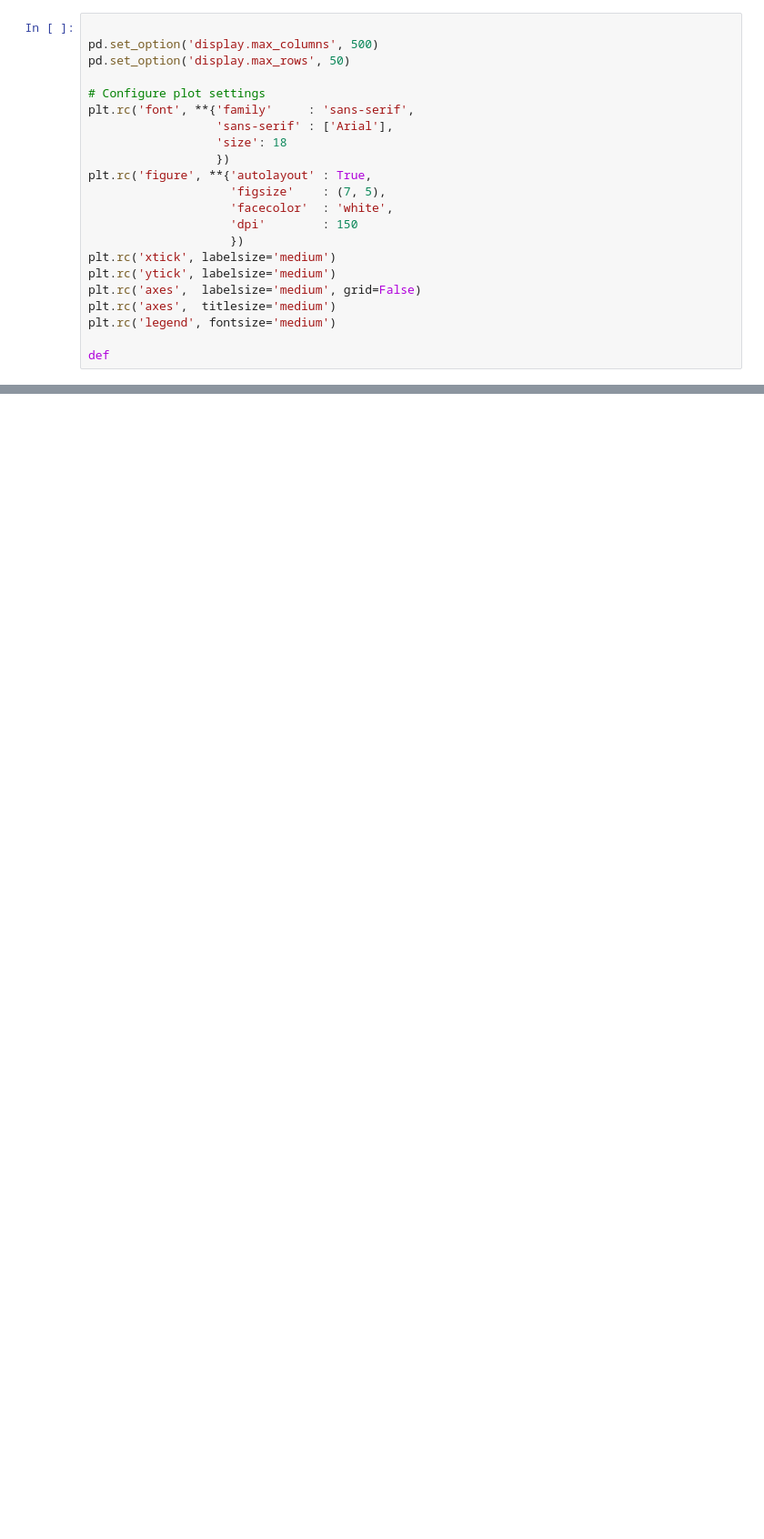
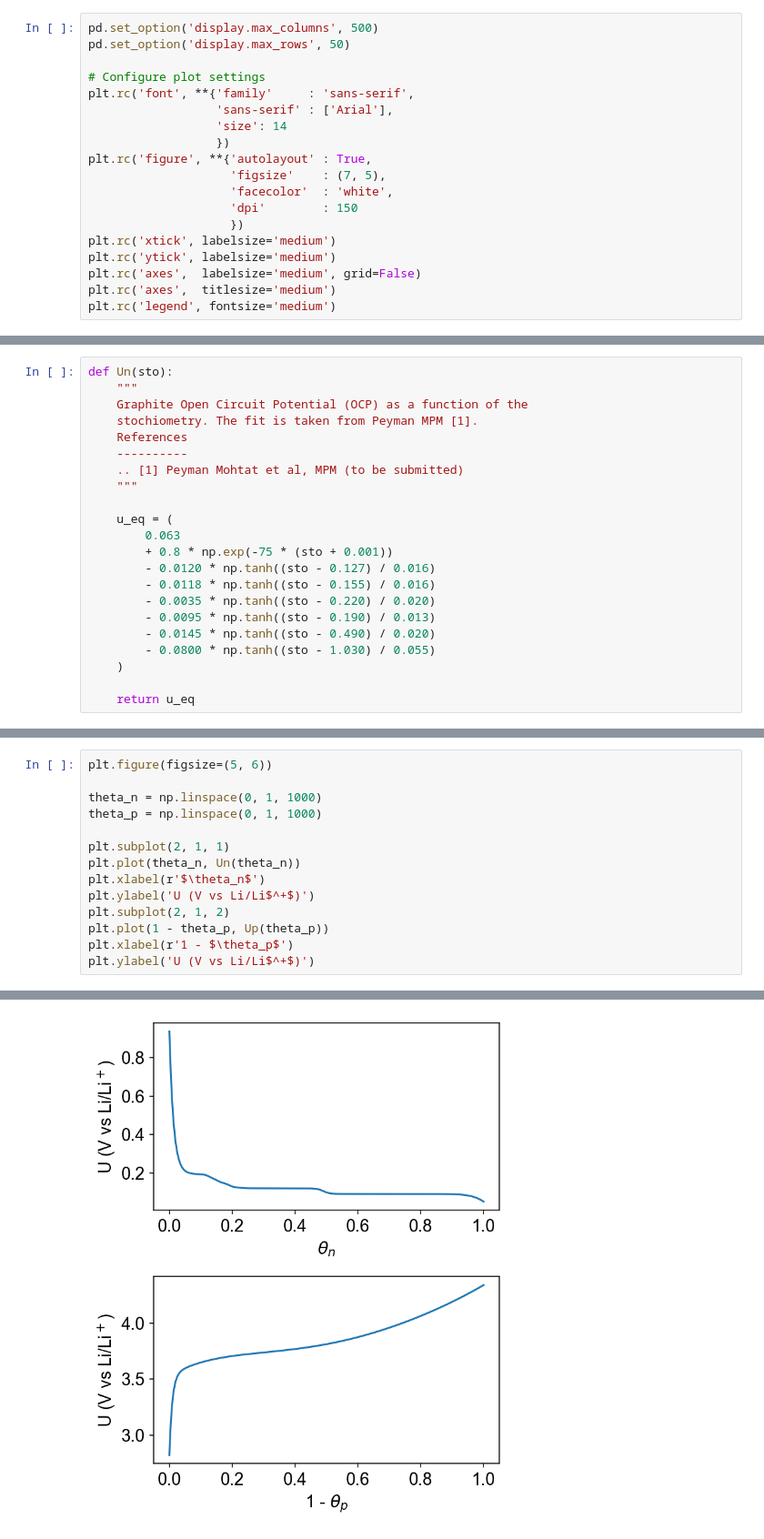
Before and after one commit to wengandrew/fast-formation, a Jupyter notebook: notebooks/2021_12_09_lam_lli_exploration.ipynb, the cells around one changed output, grey strips where cells are left out. Shown at 91% size. Drawn from its saved outputs; the diff is of its cells as text; blank space fills up the shorter version.

```diff
--- a/notebooks/2021_12_09_lam_lli_exploration.ipynb
+++ b/notebooks/2021_12_09_lam_lli_exploration.ipynb
@@ -37,12 +17,11 @@ warnings.filterwarnings('ignore')
 # %%
-
 pd.set_option('display.max_columns', 500)
 pd.set_option('display.max_rows', 50)
 
 # Configure plot settings
 plt.rc('font', **{'family'     : 'sans-serif',
                   'sans-serif' : ['Arial'],
-                  'size': 18
+                  'size': 14
                   })
 plt.rc('figure', **{'autolayout' : True,
                     'figsize'    : (7, 5),
@@ -54,5 +33,3 @@ plt.rc('ytick', labelsize='medium')
 plt.rc('axes',  labelsize='medium', grid=False)
 plt.rc('axes',  titlesize='medium')
 plt.rc('legend', fontsize='medium')
-
-def
@@ -58,0 +63,22 @@ def
+# %%
+def Un(sto):
+    """
+    Graphite Open Circuit Potential (OCP) as a function of the
+    stochiometry. The fit is taken from Peyman MPM [1].
+    References
+    ----------
+    .. [1] Peyman Mohtat et al, MPM (to be submitted)
+    """
+
+    u_eq = (
+        0.063
+        + 0.8 * np.exp(-75 * (sto + 0.001))
+        - 0.0120 * np.tanh((sto - 0.127) / 0.016)
+        - 0.0118 * np.tanh((sto - 0.155) / 0.016)
+        - 0.0035 * np.tanh((sto - 0.220) / 0.020)
+        - 0.0095 * np.tanh((sto - 0.190) / 0.013)
+        - 0.0145 * np.tanh((sto - 0.490) / 0.020)
+        - 0.0800 * np.tanh((sto - 1.030) / 0.055)
+    )
+
+    return u_eq
@@ -58,0 +87,15 @@ def
+# %%
+plt.figure(figsize=(5, 6))
+
+theta_n = np.linspace(0, 1, 1000)
+theta_p = np.linspace(0, 1, 1000)
+
+plt.subplot(2, 1, 1)
+plt.plot(theta_n, Un(theta_n))
+plt.xlabel(r'$\theta_n$')
+plt.ylabel('U (V vs Li/Li$^+$)')
+plt.subplot(2, 1, 2)
+plt.plot(1 - theta_p, Up(theta_p))
+plt.xlabel(r'1 - $\theta_p$')
+plt.ylabel('U (V vs Li/Li$^+$)')
+# %% [output]
@@ -58,0 +103 @@ def
+[figure, added]
```
Also changed, not shown: parts of 18 cells of this notebook, 1 other file.
